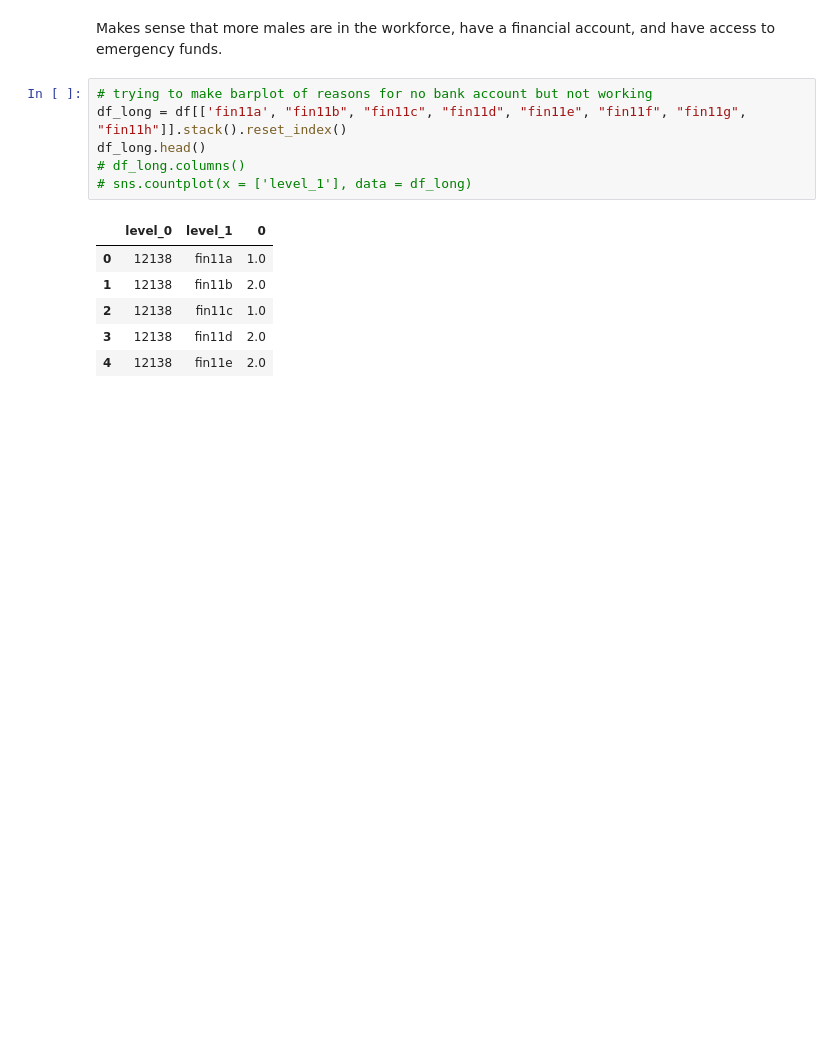
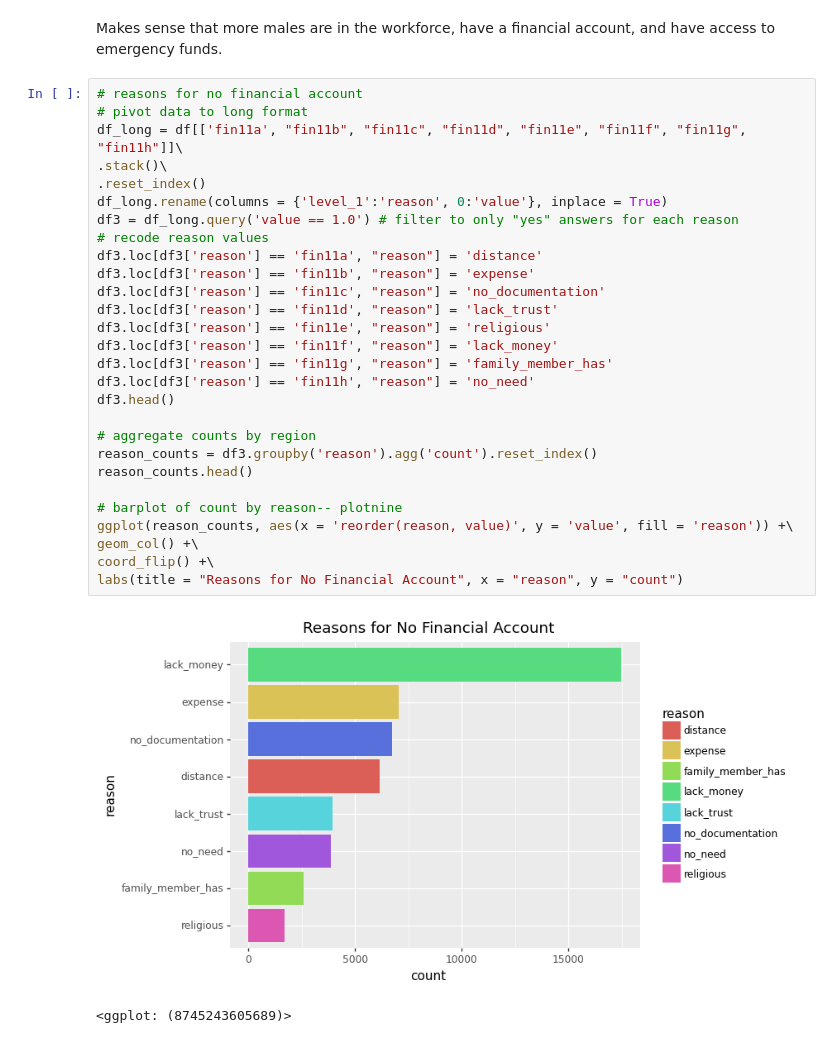
Before and after one commit to sds-capstone/2022-09-proj7-women-at-table, a Jupyter notebook: SDS410_exploration.ipynb, the cells around one changed output. Saved outputs shown, nothing was run; the diff lists cells and outputs as text; blank space fills up the shorter version.

Commit message:
create barplot for reasons folks do not have a financial account

```diff
--- a/SDS410_exploration.ipynb
+++ b/SDS410_exploration.ipynb
@@ -132,16 +130,34 @@ sns.barplot(x = "emp_in", y = "percentage", hue="gender", data = gender_emp_coun
 [figure]
 # %% [markdown]
 Makes sense that more males are in the workforce, have a financial account, and have access to emergency funds.
-# %%
-# trying to make barplot of reasons for no bank account but not working
-df_long = df[['fin11a', "fin11b", "fin11c", "fin11d", "fin11e", "fin11f", "fin11g", "fin11h"]].stack().reset_index()
-df_long.head()
-# df_long.columns()
-# sns.countplot(x = ['level_1'], data = df_long)
-# %% [output]
-|  | level_0 | level_1 | 0 |
-| 0 | 12138 | fin11a | 1.0 |
-| 1 | 12138 | fin11b | 2.0 |
-| 2 | 12138 | fin11c | 1.0 |
-| 3 | 12138 | fin11d | 2.0 |
-| 4 | 12138 | fin11e | 2.0 |
+# %%
+# reasons for no financial account
+# pivot data to long format
+df_long = df[['fin11a', "fin11b", "fin11c", "fin11d", "fin11e", "fin11f", "fin11g", "fin11h"]]\
+.stack()\
+.reset_index()
+df_long.rename(columns = {'level_1':'reason', 0:'value'}, inplace = True)
+df3 = df_long.query('value == 1.0') # filter to only "yes" answers for each reason
+# recode reason values
+df3.loc[df3['reason'] == 'fin11a', "reason"] = 'distance'
+df3.loc[df3['reason'] == 'fin11b', "reason"] = 'expense'
+df3.loc[df3['reason'] == 'fin11c', "reason"] = 'no_documentation'
+df3.loc[df3['reason'] == 'fin11d', "reason"] = 'lack_trust'
+df3.loc[df3['reason'] == 'fin11e', "reason"] = 'religious'
+df3.loc[df3['reason'] == 'fin11f', "reason"] = 'lack_money'
+df3.loc[df3['reason'] == 'fin11g', "reason"] = 'family_member_has'
+df3.loc[df3['reason'] == 'fin11h', "reason"] = 'no_need'
+df3.head()
+
+# aggregate counts by region
+reason_counts = df3.groupby('reason').agg('count').reset_index()
+reason_counts.head()
+
+# barplot of count by reason-- plotnine
+ggplot(reason_counts, aes(x = 'reorder(reason, value)', y = 'value', fill = 'reason')) +\
+geom_col() +\
+coord_flip() +\
+labs(title = "Reasons for No Financial Account", x = "reason", y = "count")
+# %% [output]
+[figure, added]
+<ggplot: (8745243605689)>
```
Also changed, not shown: parts of 1 cell of this notebook.
